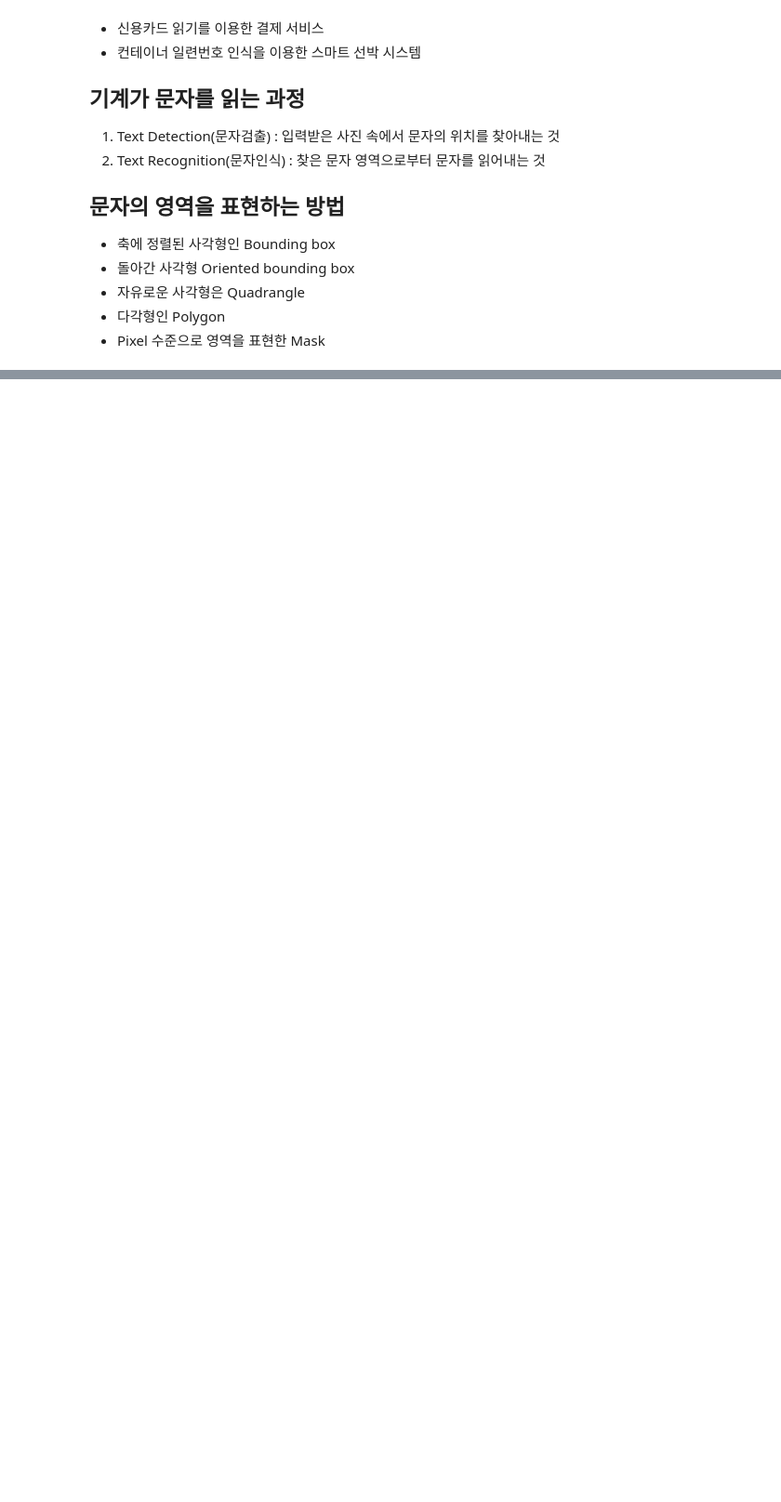
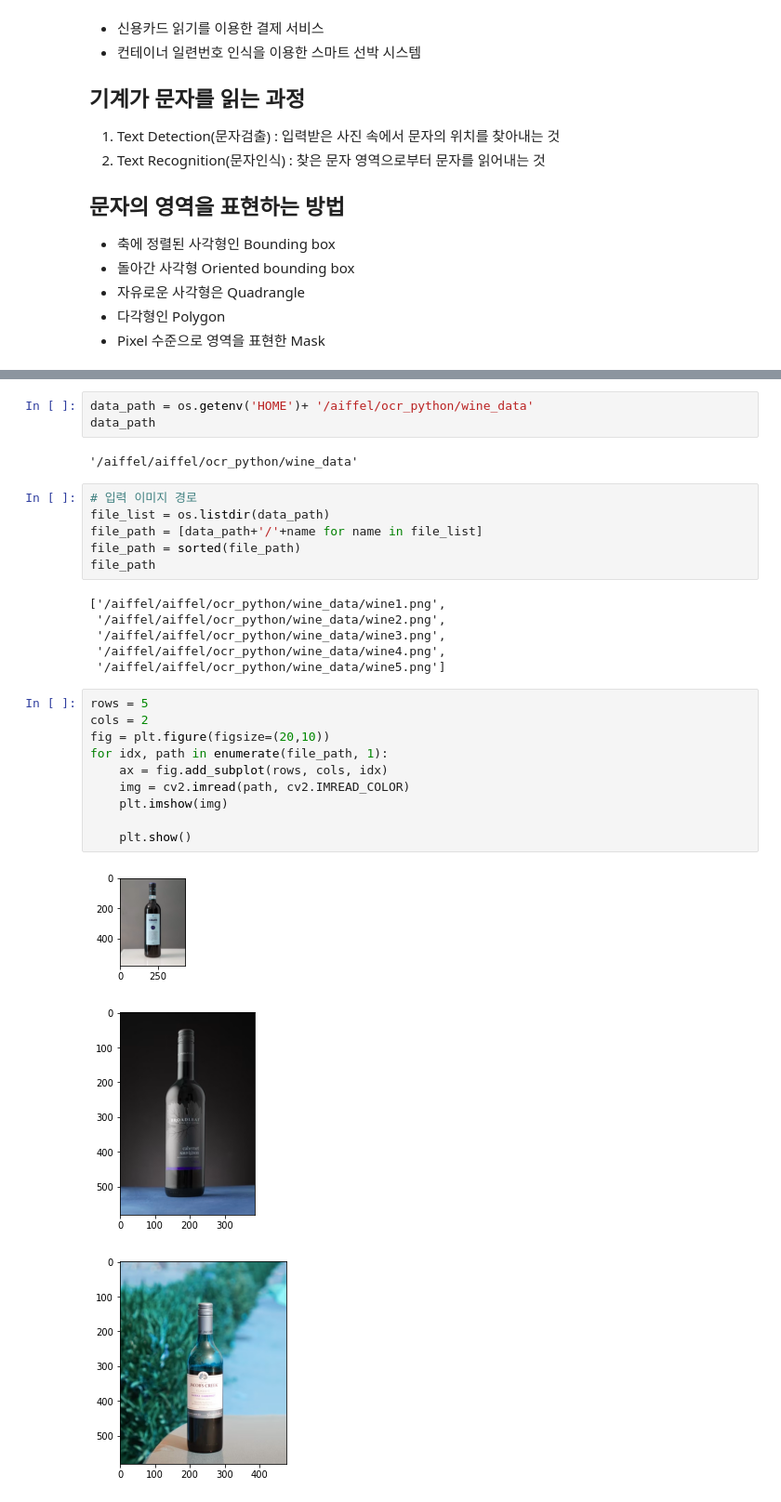
Before and after one commit to JUHYUN030/AIFFEL_project, a Jupyter notebook: [E-15]OCR.ipynb, the cells around one changed output, grey strips where cells are left out. Shown: that part at 93% size. Cells and saved outputs as stored; diff of their text form; blank space fills up the shorter version.

```diff
--- a/[E-15]OCR.ipynb
+++ b/[E-15]OCR.ipynb
@@ -28,0 +46,31 @@
+# %%
+data_path = os.getenv('HOME')+ '/aiffel/ocr_python/wine_data'
+data_path
+# %% [output]
+'/aiffel/aiffel/ocr_python/wine_data'
+# %%
+# 입력 이미지 경로
+file_list = os.listdir(data_path)
+file_path = [data_path+'/'+name for name in file_list]
+file_path = sorted(file_path)
+file_path
+# %% [output]
+['/aiffel/aiffel/ocr_python/wine_data/wine1.png',
+ '/aiffel/aiffel/ocr_python/wine_data/wine2.png',
+ '/aiffel/aiffel/ocr_python/wine_data/wine3.png',
+ '/aiffel/aiffel/ocr_python/wine_data/wine4.png',
+ '/aiffel/aiffel/ocr_python/wine_data/wine5.png']
+# %%
+rows = 5
+cols = 2
+fig = plt.figure(figsize=(20,10))
+for idx, path in enumerate(file_path, 1):
+    ax = fig.add_subplot(rows, cols, idx)
+    img = cv2.imread(path, cv2.IMREAD_COLOR)
+    plt.imshow(img)
+
+    plt.show()
+# %% [output]
+[figure, added]
+[figure, added]
+[figure, added]
```
Also changed, not shown: parts of 18 cells of this notebook.
